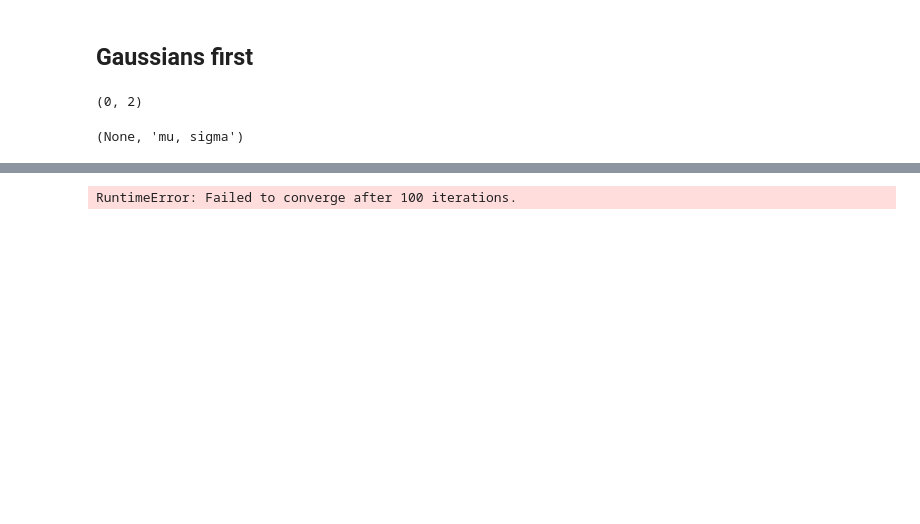
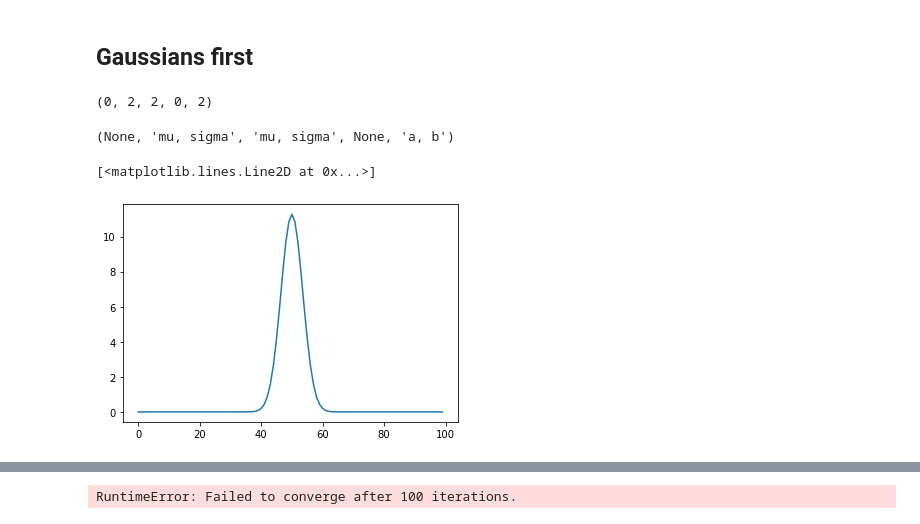
Before and after one commit to umeshksingla/MouseMazeHierRL, a Jupyter notebook: fitting-distributions-to-data.ipynb, the cells around one changed output, grey strips where cells are left out. Cells and saved outputs as stored; diff of their text form; code cells hidden in the pictures; blank space fills up the shorter version.

```diff
--- a/fitting-distributions-to-data.ipynb
+++ b/fitting-distributions-to-data.ipynb
@@ -11,6 +11,21 @@ class gaussian_gen(rv_continuous):
     "Gaussian distribution"
     def _pdf(self, x):
         return np.exp(-x**2 / 2.) / np.sqrt(2.0 * np.pi)
+
+class gaussian_cdf_gen(rv_continuous):
+    "Gaussian distribution built from cdf"
+    def _cdf(self, x, mu, sigma):
+        return stats.norm.cdf(x, loc=mu, scale=sigma)
+
+class beta_cdf_gen(rv_continuous):
+    "beta distribution built from cdf"
+    def _cdf(self, x, a, b):
+        return stats.beta.cdf(x, a, b)
+
+class gaussian_cdf_gen2(rv_continuous):
+    "Gaussian distribution built from cdf"
+    def _cdf(self, x):
+        return stats.norm.cdf(x)
 
 class gaussian_param_gen(rv_continuous):
     "Gaussian distribution parametrized"
@@ -20,10 +35,20 @@ class gaussian_param_gen(rv_continuous):
 gaussian = gaussian_gen(name='gaussian')
 # gaussian_param = gaussian_gen(name='gaussian_param')
 gaussian_param = gaussian_param_gen(name='gaussian_param')
-gaussian.numargs, gaussian_param.numargs
+gaussian_cdf = gaussian_cdf_gen()
+gaussian_cdf2 = gaussian_cdf_gen2()
+
+beta_cdf = beta_cdf_gen()
+gaussian.numargs, gaussian_param.numargs, gaussian_cdf.numargs, gaussian_cdf2.numargs, beta_cdf.numargs
 # %% [output]
-(0, 2)
+(0, 2, 2, 0, 2)
 # %%
-gaussian.shapes, gaussian_param.shapes
+gaussian.shapes, gaussian_param.shapes, gaussian_cdf.shapes, gaussian_cdf2.shapes, beta_cdf.shapes
 # %% [output]
-(None, 'mu, sigma')
+(None, 'mu, sigma', 'mu, sigma', None, 'a, b')
+# %%
+xs = arange(0,1,.01)
+plot(beta_cdf.pdf(xs, a=100, b=100))
+# %% [output]
+[<matplotlib.lines.Line2D at 0x...>]
+[figure, added]
```
Also changed, not shown: parts of 54 cells of this notebook.
